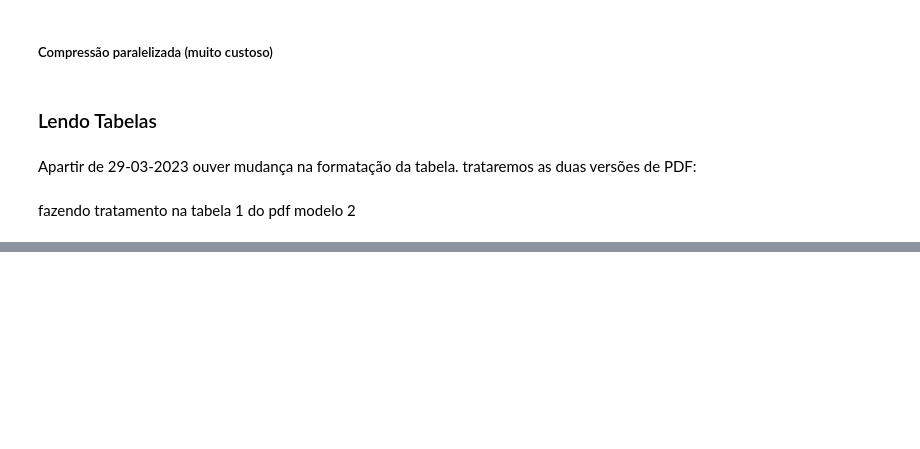
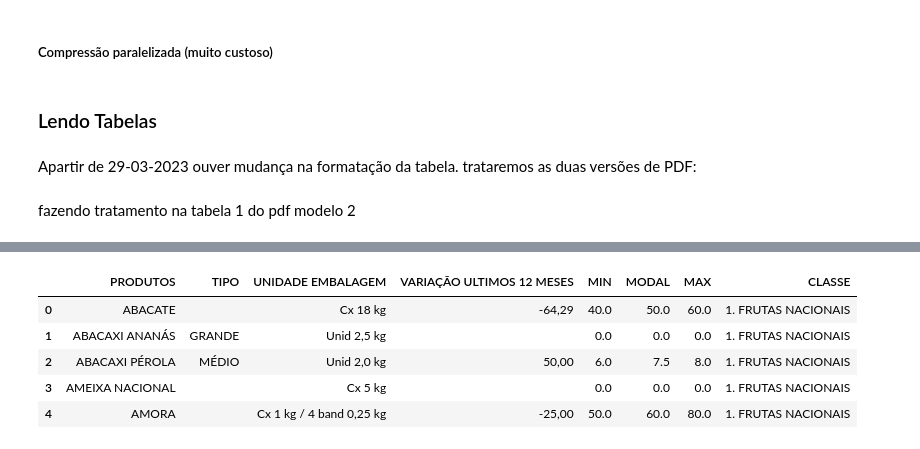
Before and after one commit to revalani/Projeto-CEASA, a Jupyter notebook: ETL_CEASA.ipynb, the cells around one changed output, grey strips where cells are left out. Drawn from its saved outputs; the diff is of its cells as text; code cells hidden in the pictures; blank space fills up the shorter version.

```diff
--- a/ETL_CEASA.ipynb
+++ b/ETL_CEASA.ipynb
@@ -309,0 +526,59 @@ df_temp.head()
+# %%
+"""
+Cell generated by Data Wrangler.
+"""
+def tratamento_2_tbv2(df):
+    # preencher class
+    df.reset_index(drop=True, inplace=True)
+
+    # preenche classe
+    def preenche_classe(df):
+        df = df.reset_index(drop=True)
+
+        current_class = ''  # Para rastrear a classe atual
+        for index, row in df.iterrows():
+            if row['PRODUTOS'] in classes:
+                current_class = row['PRODUTOS']
+            df.at[index,'CLASSE'] = current_class
+
+        df = df[df['PRODUTOS'] != df['CLASSE']]
+        df = df.reset_index(drop=True)
+
+        return df
+
+    df = preenche_classe(df)
+    # Replace all instances of "" with "0" in columns: 'MIN', 'MODAL', 'MAX'
+    df['MIN'] = df['MIN'].str.replace("^$", "0", regex=True)
+    df['MODAL'] = df['MODAL'].str.replace("^$", "0", regex=True)
+    df['MAX'] = df['MAX'].str.replace("^$", "0", regex=True)
+
+    # Replace all instances of "," with "." in columns: 'MIN', 'MODAL', 'MAX'
+    df['MIN'] = df['MIN'].str.replace(",", ".", case=False, regex=False)
+    df['MODAL'] = df['MODAL'].str.replace(",", ".", case=False, regex=False)
+    df['MAX'] = df['MAX'].str.replace(",", ".", case=False, regex=False)
+
+    # Change column type to float16 for columns: 'MIN', 'MODAL', 'MAX'
+    df = df.astype({'MIN': 'float16', 'MODAL': 'float16', 'MAX': 'float16'})
+
+    # Change column type to string for columns: 'CLASSE', 'PRODUTOS' and 2 other columns
+    df = df.astype({'CLASSE': 'string', 'PRODUTOS': 'string', 'TIPO': 'string', 'UNIDADE EMBALAGEM': 'string'})
+
+    # Convert text to uppercase in column: 'TIPO'
+    df['TIPO'] = df['TIPO'].str.upper()
+
+    # Replace all simbols of "" with "S/C" and "%" in columns: 'UNIDADE EMBALAGEM','VARIAÇÃO ULTIMOS 12 MESES'
+    df.loc[df['UNIDADE EMBALAGEM'].str.lower() == "".lower(), 'UNIDADE EMBALAGEM'] = "S/C"
+    df['VARIAÇÃO ULTIMOS 12 MESES'] = df['VARIAÇÃO ULTIMOS 12 MESES'].str.replace("s/c", "", case=False, regex=False)
+    df['VARIAÇÃO ULTIMOS 12 MESES'] = df['VARIAÇÃO ULTIMOS 12 MESES'].str.replace("%", "", case=False, regex=False)
+    df['UNIDADE EMBALAGEM'] = df['UNIDADE EMBALAGEM'].str.replace("s/c", "", case=False, regex=False)
+    return df
+
+df_tratamento_2_tbv2 = tratamento_2_tbv2(df.copy())
+df_tratamento_2_tbv2.head()
+# %% [output]
+|  | PRODUTOS | TIPO | UNIDADE EMBALAGEM | VARIAÇÃO ULTIMOS 12 MESES | MIN | MODAL | MAX | CLASSE |
+| 0 | ABACATE |  | Cx 18 kg | -64,29 | 40.0 | 50.0 | 60.0 | 1. FRUTAS NACIONAIS |
+| 1 | ABACAXI ANANÁS | GRANDE | Unid 2,5 kg |  | 0.0 | 0.0 | 0.0 | 1. FRUTAS NACIONAIS |
+| 2 | ABACAXI PÉROLA | MÉDIO | Unid 2,0 kg | 50,00 | 6.0 | 7.5 | 8.0 | 1. FRUTAS NACIONAIS |
+| 3 | AMEIXA NACIONAL |  | Cx 5 kg |  | 0.0 | 0.0 | 0.0 | 1. FRUTAS NACIONAIS |
+| 4 | AMORA |  | Cx 1 kg / 4 band 0,25 kg | -25,00 | 50.0 | 60.0 | 80.0 | 1. FRUTAS NACIONAIS |
```
Also changed, not shown: parts of 16 cells of this notebook, 3 other files.
